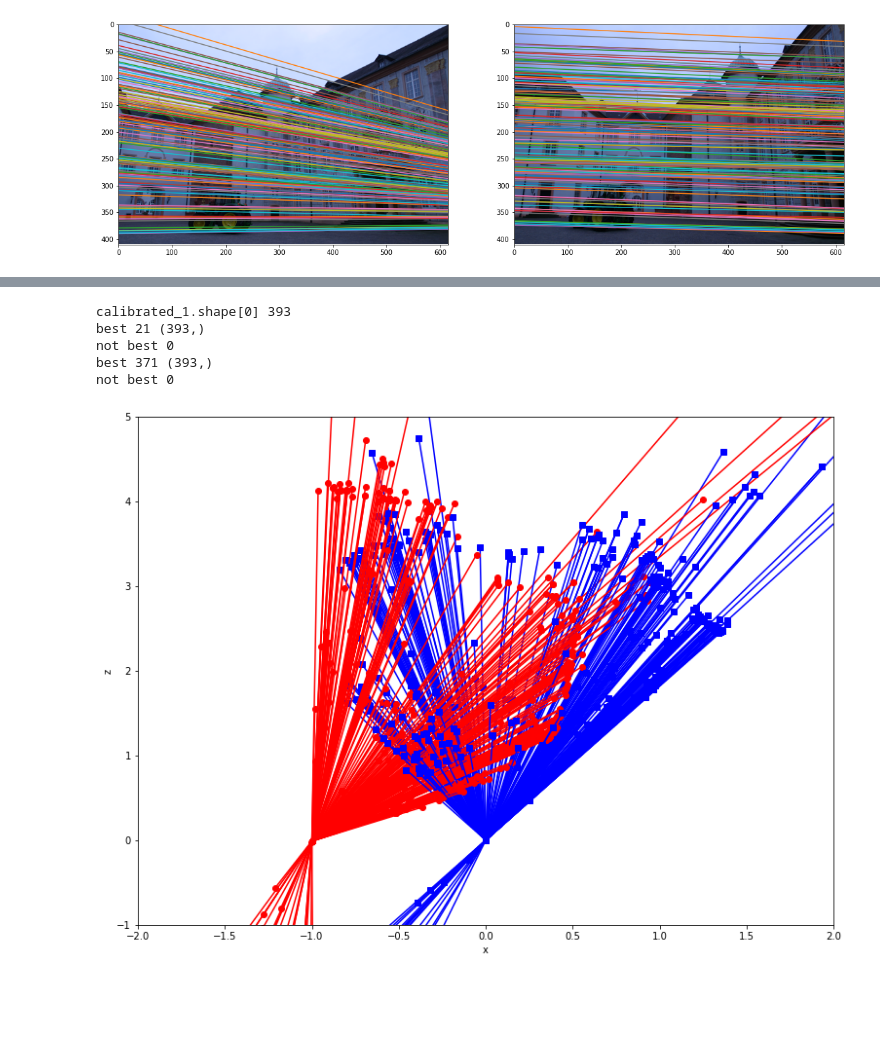
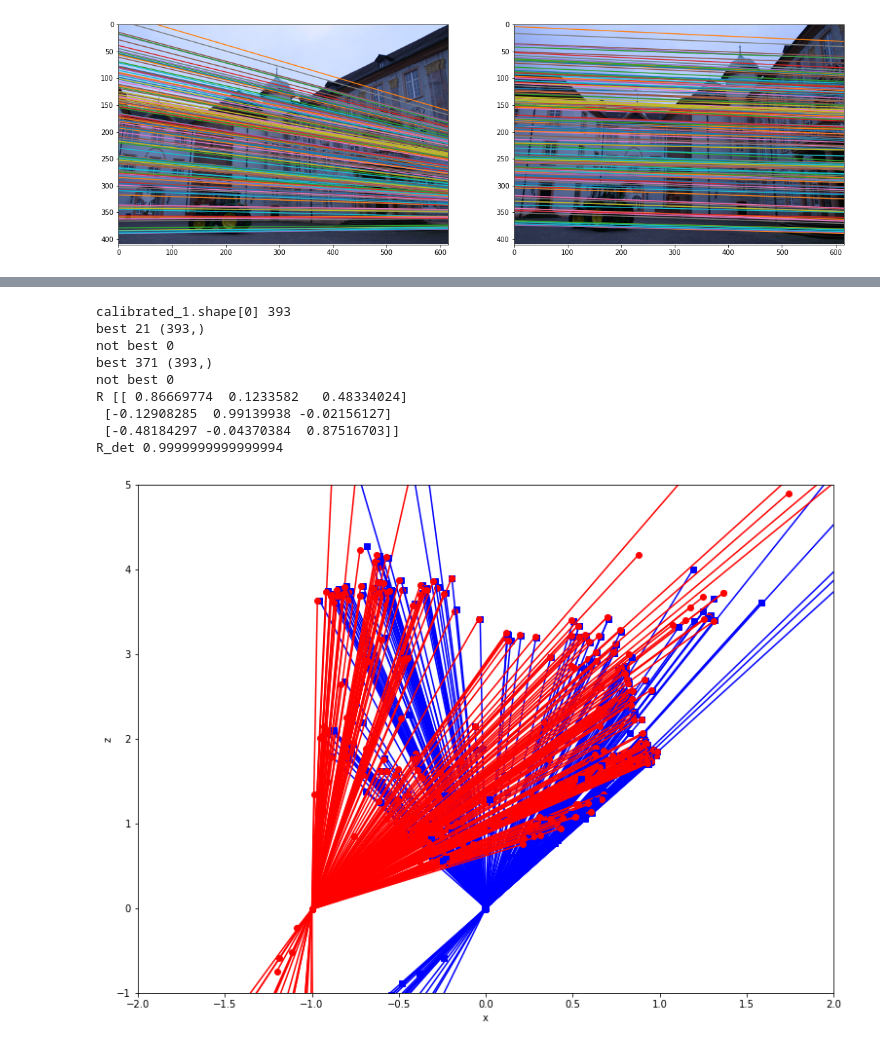
Before and after one commit to codeplay9800/CIS_580_HW05_3DReconstructionFrom2D, a Jupyter notebook: [CIS580]homework_05_template.ipynb, the cells around one changed output, grey strips where cells are left out. Saved outputs shown, nothing was run; the diff lists cells and outputs as text; code cells hidden in the pictures; blank space fills up the shorter version.

```diff
--- a/[CIS580]homework_05_template.ipynb
+++ b/[CIS580]homework_05_template.ipynb
@@ -469,39 +469,45 @@ def reconstruct3D(transform_canidates, calibrated_1, calibrated_2):
       Ans = (np.linalg.pinv(LHS)).dot(T)
       #print("ANs", Ans)
       # print ("Ans.Shape", Ans[0], Ans[1])
-      lambdas[0][x] = Ans[1]
-      lambdas[1][x] = Ans[0]
+      lambdas[0][x] = Ans[0]
+      lambdas[1][x] = Ans[1]
     """ END YOUR CODE
     """
     num_front = np.sum(np.logical_and(lambdas[0]>0, lambdas[1]>0))
 
     if num_front > best_num_front:
       best_num_front = num_front
       best_canidate = canidate
       best_lambdas = lambdas
       print("best", num_front, best_lambdas[0].shape)
     else:
       print("not best", num_front)
 
 
   P1 = best_lambdas[1].reshape(-1, 1) * calibrated_1
   P2 = best_lambdas[0].reshape(-1, 1) * calibrated_2
   T = best_canidate['T']
   R = best_canidate['R']
   return P1, P2, T, R
 
 
 P1, P2, T, R = reconstruct3D(transform_canidates, calibrated_1, calibrated_2)
 
+print("R", R)
+print("R_det", np.linalg.det(R))
 
 plot_reconstruction(P1, P2, T, R)
 # %% [output]
 calibrated_1.shape[0] 393
 best 21 (393,)
 not best 0
 best 371 (393,)
 not best 0
+R [[ 0.86669774  0.1233582   0.48334024]
+ [-0.12908285  0.99139938 -0.02156127]
+ [-0.48184297 -0.04370384  0.87516703]]
+R_det 0.9999999999999994
-[figure, old version]
+[figure, new version]
 # %%
 def show_reprojections(image1, image2, uncalibrated_1, uncalibrated_2, P1, P2, K, T, R):
 
```
